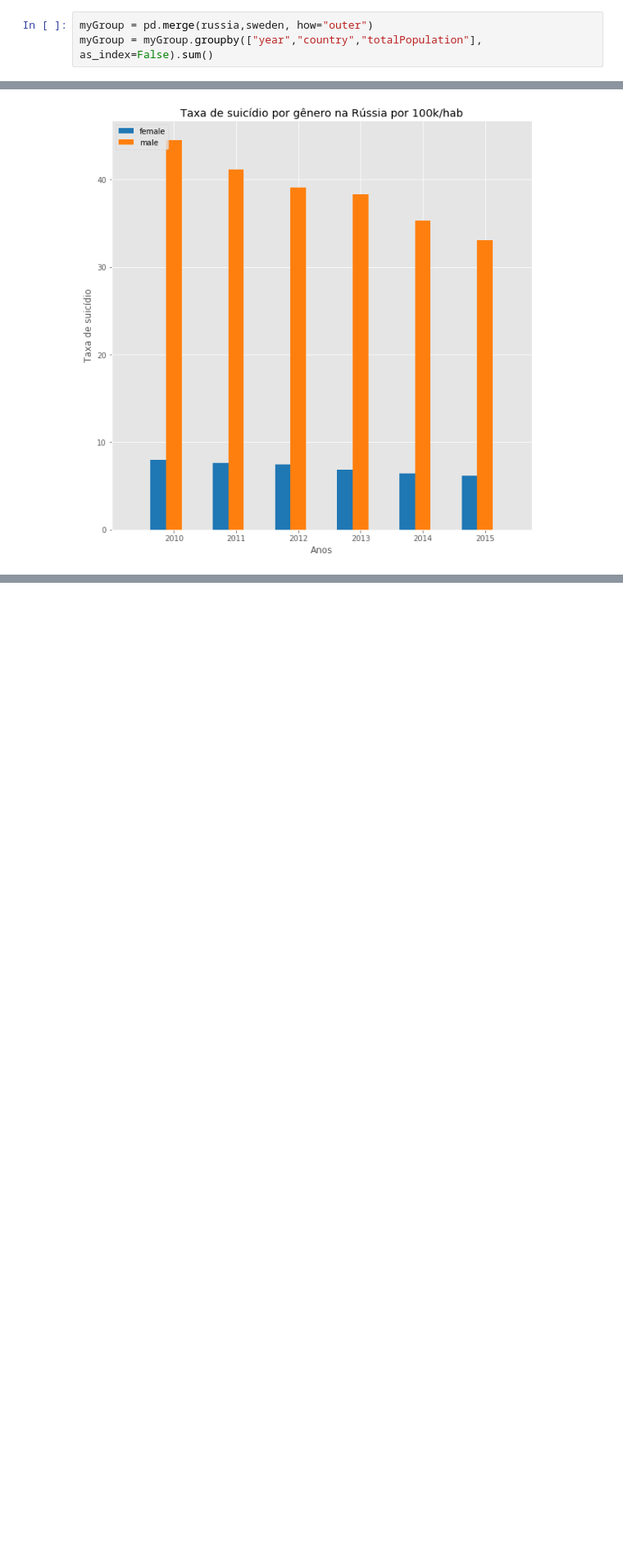
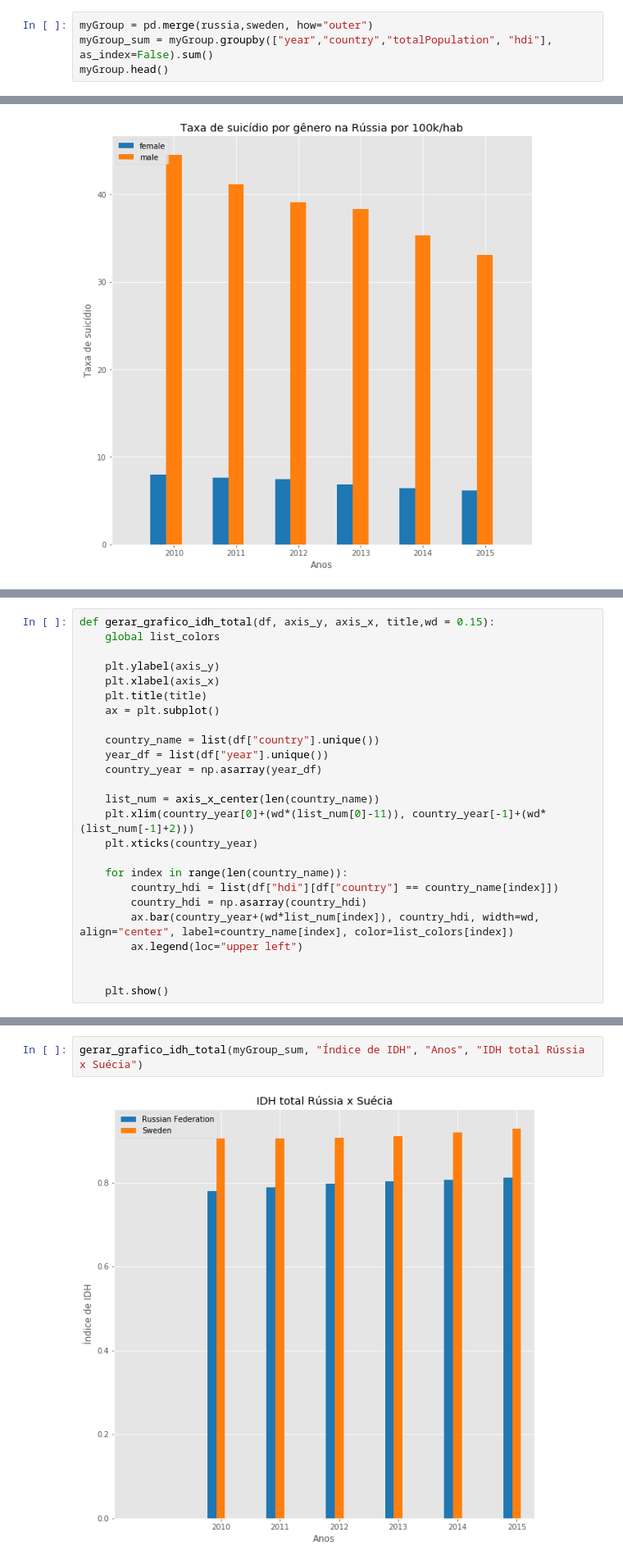
Before and after one commit to Eudess/suicide-data-science, a Jupyter notebook: suicide_analytics.ipynb, the cells around one changed output, grey strips where cells are left out. Shown at 82% size. Cells and saved outputs as stored; diff of their text form; blank space fills up the shorter version.

Commit message:
graficos gdp e hdi

```diff
--- a/suicide_analytics.ipynb
+++ b/suicide_analytics.ipynb
@@ -112,4 +112,5 @@ gr = russia.groupby(["year","country","sex"], as_index=False).sum()
 gs = sweden.groupby(["year","country","sex"], as_index=False).sum()
 # %%
 myGroup = pd.merge(russia,sweden, how="outer")
-myGroup = myGroup.groupby(["year","country","totalPopulation"], as_index=False).sum()
+myGroup_sum = myGroup.groupby(["year","country","totalPopulation", "hdi"], as_index=False).sum()
+myGroup.head()
@@ -288,3 +295,28 @@ def gerar_grafico_suicide_total(df, axis_y, axis_x, title,wd = 0.15):
 
 
     plt.show()
+# %%
+def gerar_grafico_idh_total(df, axis_y, axis_x, title,wd = 0.15):
+    global list_colors
+
+    plt.ylabel(axis_y)
+    plt.xlabel(axis_x)
+    plt.title(title)
+    ax = plt.subplot()
+
+    country_name = list(df["country"].unique())
+    year_df = list(df["year"].unique())
+    country_year = np.asarray(year_df)
+
+    list_num = axis_x_center(len(country_name))
+    plt.xlim(country_year[0]+(wd*(list_num[0]-11)), country_year[-1]+(wd*(list_num[-1]+2)))
+    plt.xticks(country_year)
+
+    for index in range(len(country_name)):
+        country_hdi = list(df["hdi"][df["country"] == country_name[index]])
+        country_hdi = np.asarray(country_hdi)
+        ax.bar(country_year+(wd*list_num[index]), country_hdi, width=wd, align="center", label=country_name[index], color=list_colors[index])
+        ax.legend(loc="upper left")
+
+
+    plt.show()
@@ -293,2 +350,6 @@ gerar_grafico_suicide_total(myGroup, 'Taxa de suicídio', 'Anos', 'Taxa de suic
 # %% [output]
 [figure]
+# %%
+gerar_grafico_idh_total(myGroup_sum, "Índice de IDH", "Anos", "IDH total Rússia x Suécia")
+# %% [output]
+[figure, added]
```
Also changed, not shown: parts of 5 cells of this notebook.
